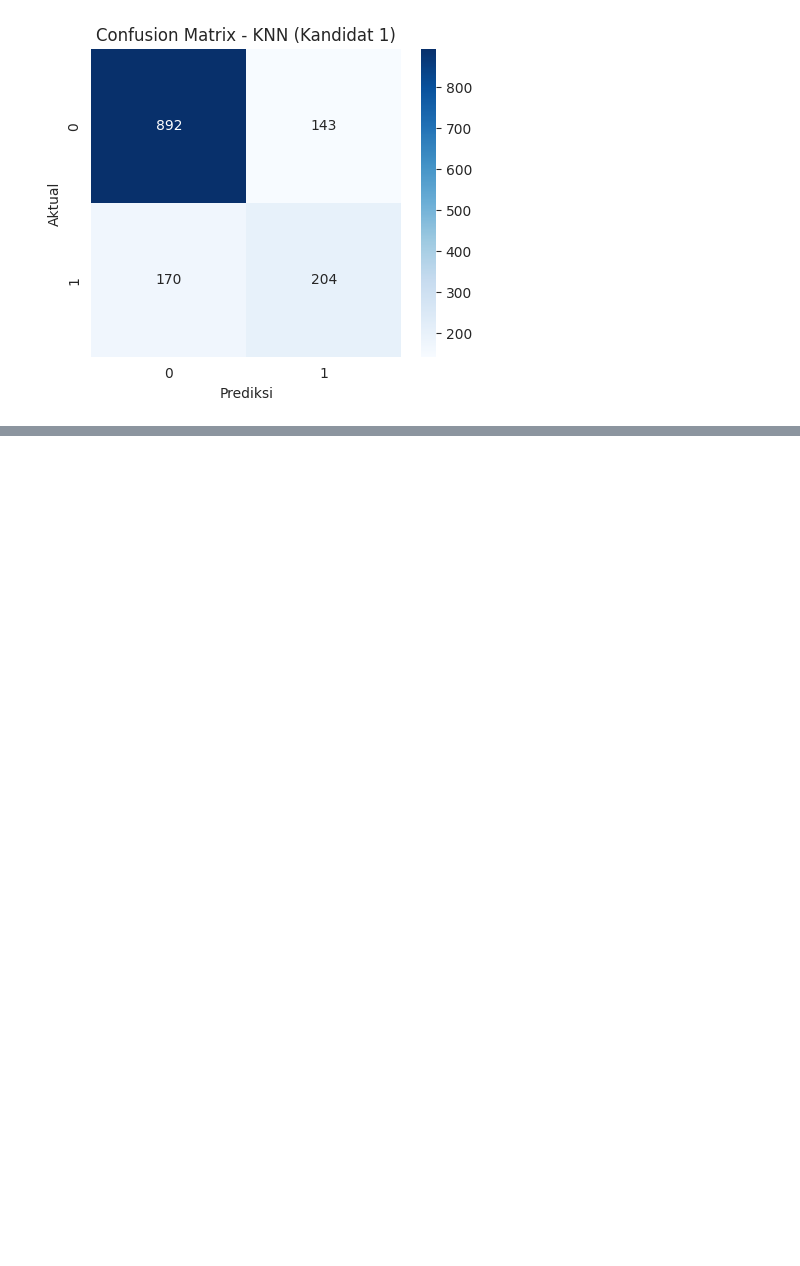
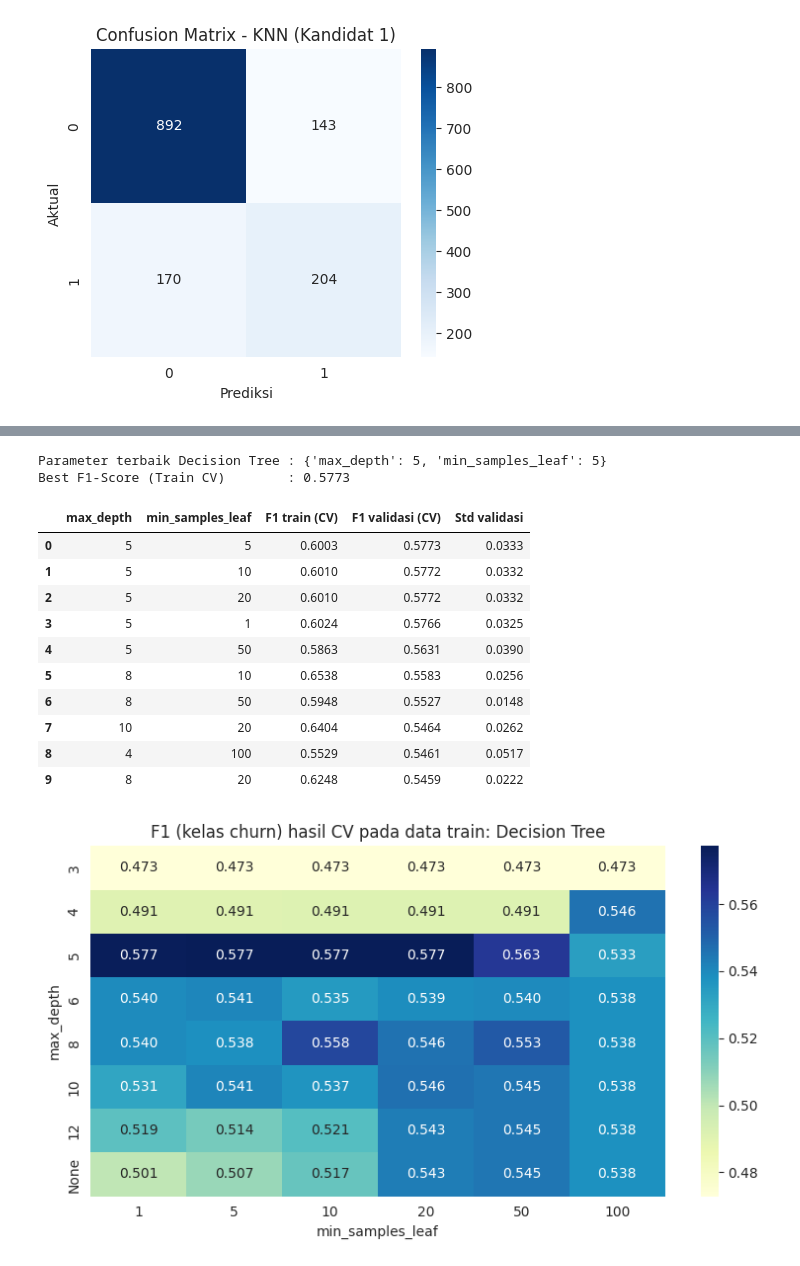
Before and after one commit to carlos1739/analisis_telco, a Jupyter notebook: notebook/churn_analysis.ipynb, the cells around one changed output, grey strips where cells are left out. Saved outputs shown, nothing was run; the diff lists cells and outputs as text; code cells hidden in the pictures; blank space fills up the shorter version.

```diff
--- a/notebook/churn_analysis.ipynb
+++ b/notebook/churn_analysis.ipynb
@@ -770,0 +782,58 @@ plt.show()
+# %%
+from sklearn.tree import DecisionTreeClassifier, plot_tree
+from sklearn.model_selection import GridSearchCV, StratifiedKFold
+
+param_grid_dt = {
+    'max_depth': [3, 4, 5, 6, 8, 10, 12, None],
+    'min_samples_leaf': [1, 5, 10, 20, 50, 100]
+}
+
+grid_dt = GridSearchCV(
+    estimator=DecisionTreeClassifier(random_state=42),
+    param_grid=param_grid_dt,
+    cv=StratifiedKFold(n_splits=5, shuffle=True, random_state=42),
+    scoring='f1',              # F1 kelas churn (label 1), sesuai fokus metrik
+    n_jobs=-1,
+    return_train_score=True
+)
+grid_dt.fit(X_train, y_train)   # hanya data train
+
+print(f"Parameter terbaik Decision Tree : {grid_dt.best_params_}")
+print(f"Best F1-Score (Train CV)        : {grid_dt.best_score_:.4f}")
+# %% [output]
+Parameter terbaik Decision Tree : {'max_depth': 5, 'min_samples_leaf': 5}
+Best F1-Score (Train CV)        : 0.5773
+# %%
+hasil_cv = pd.DataFrame(grid_dt.cv_results_)
+hasil_cv['max_depth'] = hasil_cv['param_max_depth'].astype(str)
+hasil_cv['min_samples_leaf'] = hasil_cv['param_min_samples_leaf'].astype(int)
+
+top_cv = (hasil_cv.sort_values('rank_test_score')
+          [['max_depth', 'min_samples_leaf', 'mean_train_score', 'mean_test_score', 'std_test_score']]
+          .rename(columns={'mean_train_score': 'F1 train (CV)', 'mean_test_score': 'F1 validasi (CV)', 'std_test_score': 'Std validasi'})
+          .head(10).round(4).reset_index(drop=True))
+display(top_cv)
+
+urutan_depth = [str(d) for d in param_grid_dt['max_depth']]
+pivot_cv = hasil_cv.pivot(index='max_depth', columns='min_samples_leaf', values='mean_test_score').reindex(urutan_depth)
+
+plt.figure(figsize=(8, 4.5))
+sns.heatmap(pivot_cv, annot=True, fmt='.3f', cmap='YlGnBu')
+plt.title('F1 (kelas churn) hasil CV pada data train: Decision Tree')
+plt.xlabel('min_samples_leaf')
+plt.ylabel('max_depth')
+plt.tight_layout()
+plt.show()
+# %% [output]
+|  | max_depth | min_samples_leaf | F1 train (CV) | F1 validasi (CV) | Std validasi |
+| 0 | 5 | 5 | 0.6003 | 0.5773 | 0.0333 |
+| 1 | 5 | 10 | 0.6010 | 0.5772 | 0.0332 |
+| 2 | 5 | 20 | 0.6010 | 0.5772 | 0.0332 |
+| 3 | 5 | 1 | 0.6024 | 0.5766 | 0.0325 |
+| 4 | 5 | 50 | 0.5863 | 0.5631 | 0.0390 |
+| 5 | 8 | 10 | 0.6538 | 0.5583 | 0.0256 |
+| 6 | 8 | 50 | 0.5948 | 0.5527 | 0.0148 |
+| 7 | 10 | 20 | 0.6404 | 0.5464 | 0.0262 |
+| 8 | 4 | 100 | 0.5529 | 0.5461 | 0.0517 |
+| 9 | 8 | 20 | 0.6248 | 0.5459 | 0.0222 |
+[figure, added]
```
Also changed, not shown: parts of 12 cells of this notebook.
